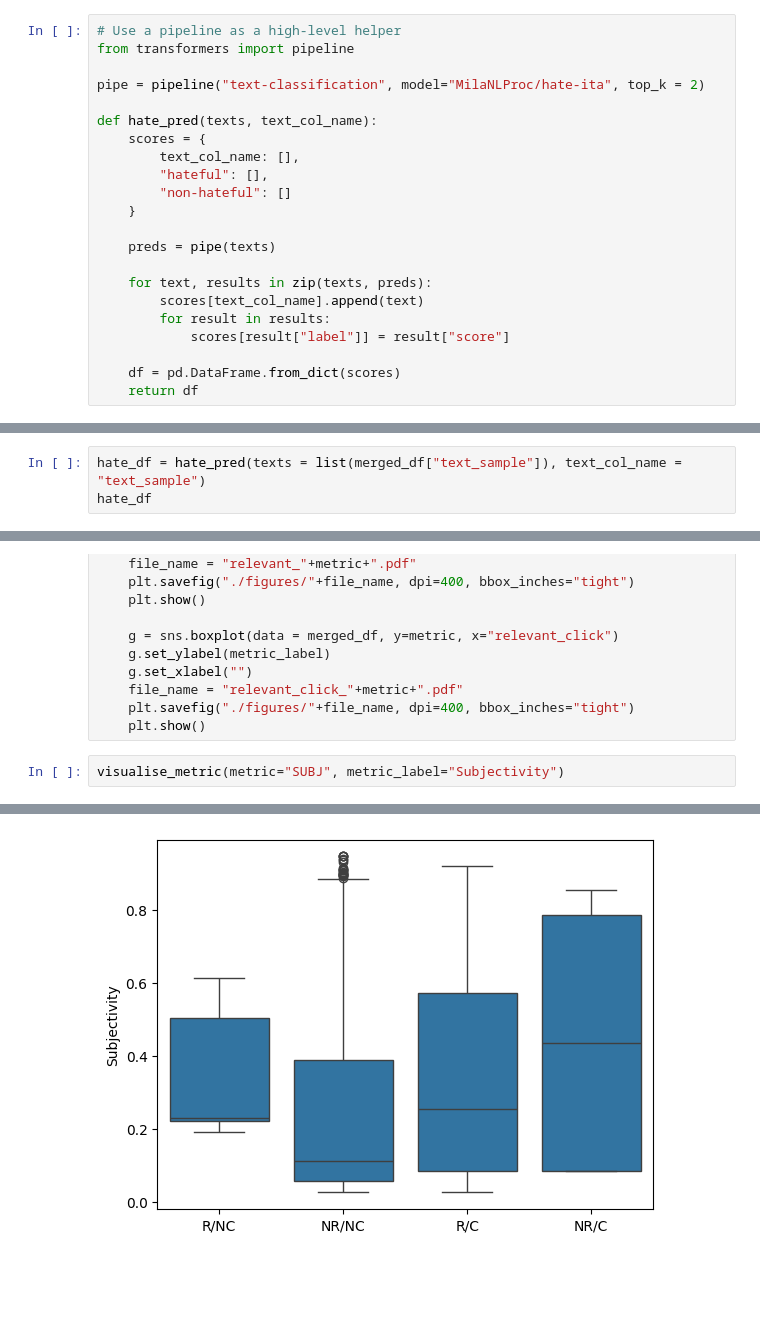
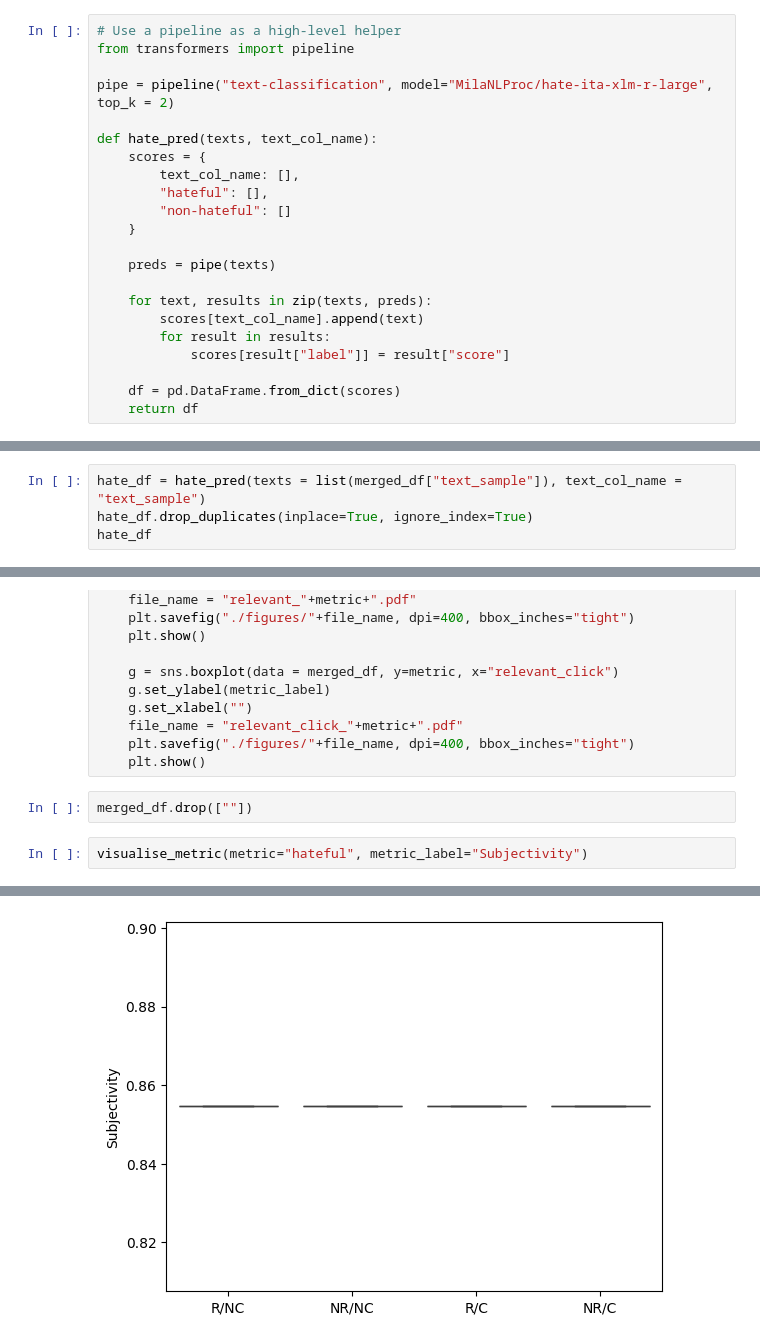
Before and after one commit to SOLandChildren/IR4Good2026, a Jupyter notebook: data_analysis.ipynb, the cells around one changed output, grey strips where cells are left out. Drawn from its saved outputs; the diff is of its cells as text; blank space fills up the shorter version.

```diff
--- a/data_analysis.ipynb
+++ b/data_analysis.ipynb
@@ -300,7 +300,7 @@ len(merged_df)
 # Use a pipeline as a high-level helper
 from transformers import pipeline
 
-pipe = pipeline("text-classification", model="MilaNLProc/hate-ita", top_k = 2)
+pipe = pipeline("text-classification", model="MilaNLProc/hate-ita-xlm-r-large", top_k = 2)
 
 def hate_pred(texts, text_col_name):
     scores = {
@@ -323,5 +333,6 @@ Device set to use cpu
 # %%
 hate_df = hate_pred(texts = list(merged_df["text_sample"]), text_col_name = "text_sample")
+hate_df.drop_duplicates(inplace=True, ignore_index=True)
 hate_df
 # %% [output]
 |  | text_sample | hateful | non-hateful |
@@ -386,6 +397,8 @@ def visualise_metric(metric, metric_label):
     file_name = "relevant_click_"+metric+".pdf"
     plt.savefig("./figures/"+file_name, dpi=400, bbox_inches="tight")
     plt.show()
+# %%
+merged_df.drop([""])
 # %%
-visualise_metric(metric="SUBJ", metric_label="Subjectivity")
+visualise_metric(metric="hateful", metric_label="Subjectivity")
 # %% [output]
@@ -394 +407 @@ visualise_metric(metric="SUBJ", metric_label="Subjectivity")
-[figure, old version]
+[figure, new version]
```
Also changed, not shown: parts of 3 cells of this notebook, 6 other files.
